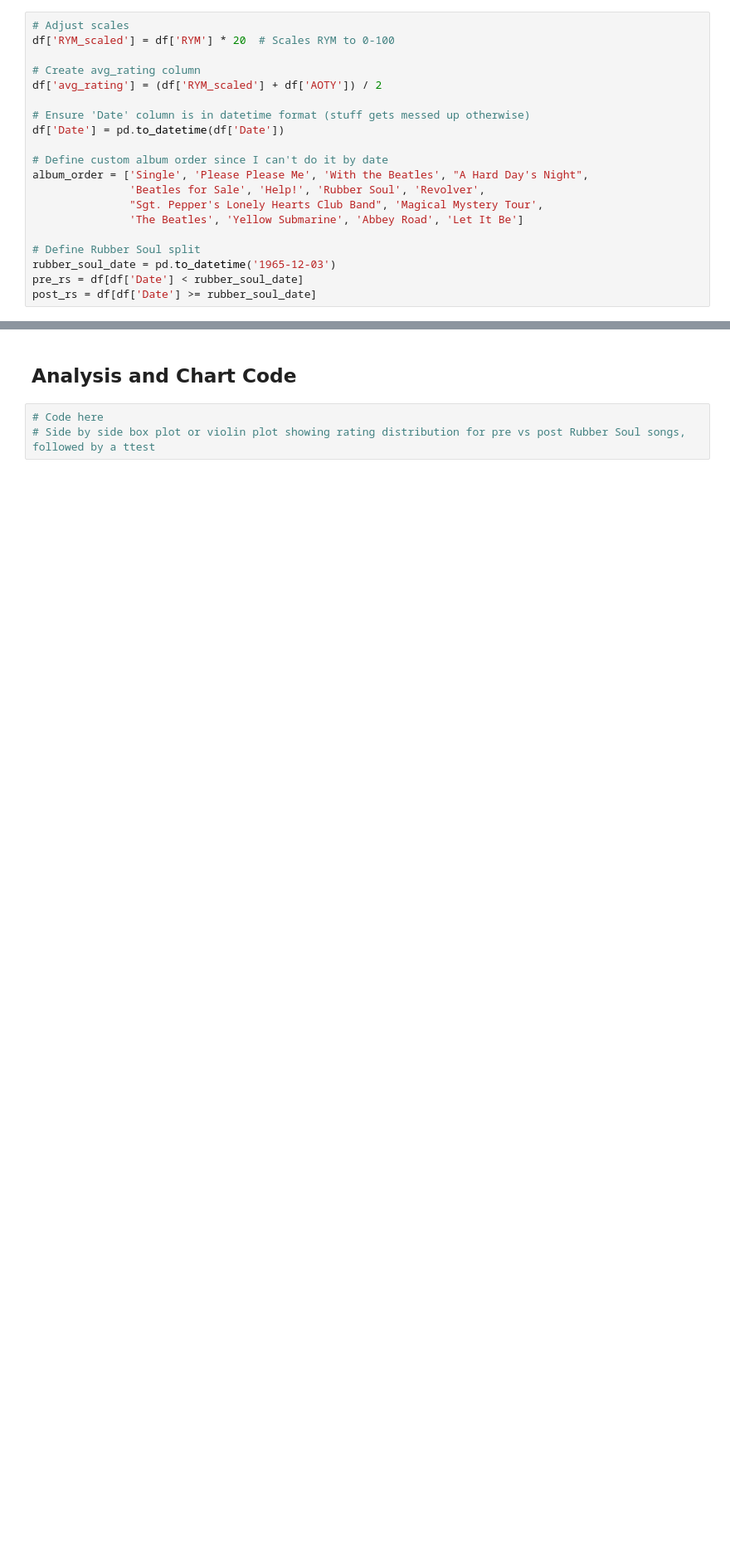
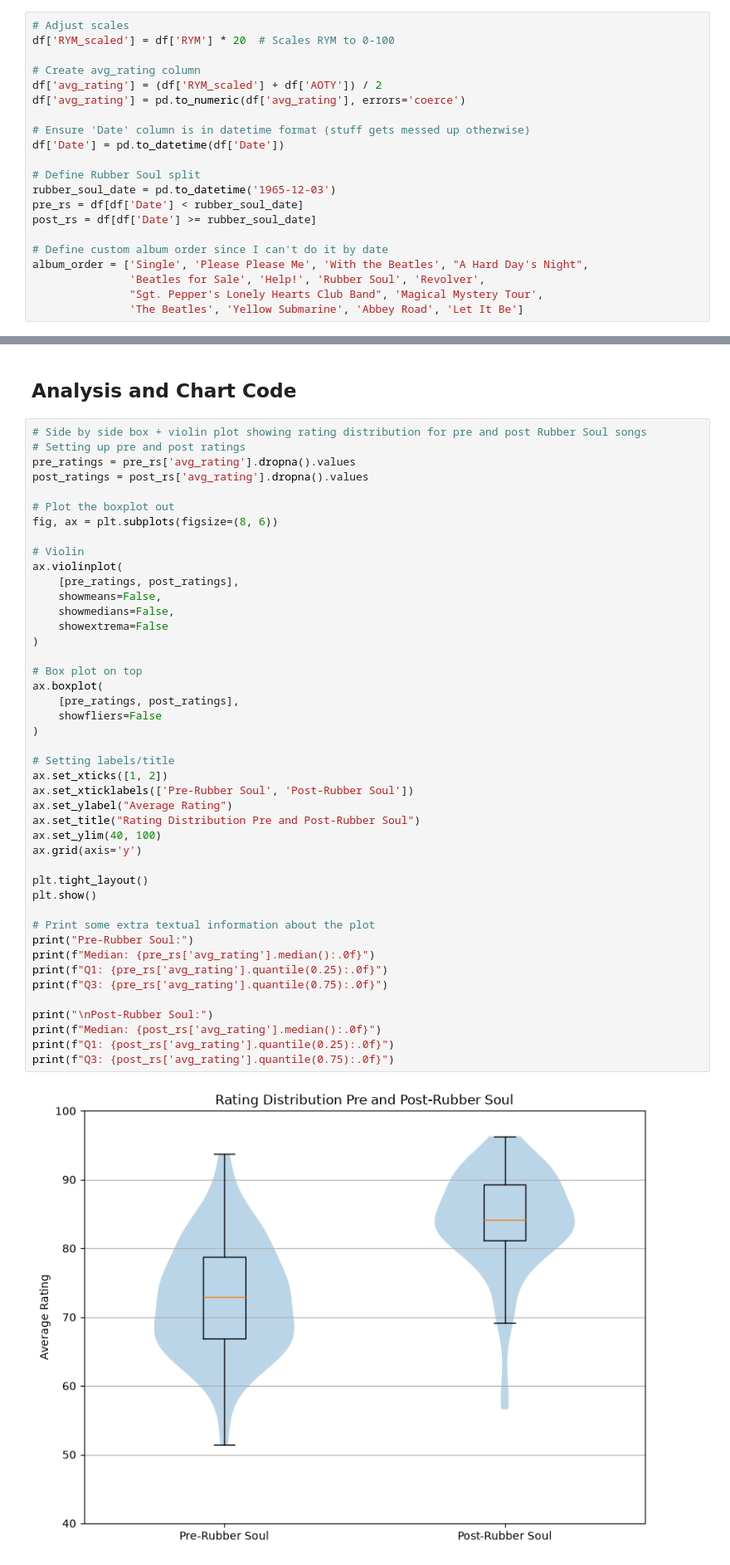
Before and after one commit to Trisolis/Beatles-Analysis, a Jupyter notebook: Analysis.ipynb, the cells around one changed output, grey strips where cells are left out. Shown at 83% size. Cells and saved outputs as stored; diff of their text form; blank space fills up the shorter version.

```diff
--- a/Analysis.ipynb
+++ b/Analysis.ipynb
@@ -50,20 +51,21 @@ df['RYM_scaled'] = df['RYM'] * 20  # Scales RYM to 0-100
 
 # Create avg_rating column
 df['avg_rating'] = (df['RYM_scaled'] + df['AOTY']) / 2
+df['avg_rating'] = pd.to_numeric(df['avg_rating'], errors='coerce')
 
 # Ensure 'Date' column is in datetime format (stuff gets messed up otherwise)
 df['Date'] = pd.to_datetime(df['Date'])
+
+# Define Rubber Soul split
+rubber_soul_date = pd.to_datetime('1965-12-03')
+pre_rs = df[df['Date'] < rubber_soul_date]
+post_rs = df[df['Date'] >= rubber_soul_date]
 
 # Define custom album order since I can't do it by date
 album_order = ['Single', 'Please Please Me', 'With the Beatles', "A Hard Day's Night",
                'Beatles for Sale', 'Help!', 'Rubber Soul', 'Revolver',
                "Sgt. Pepper's Lonely Hearts Club Band", 'Magical Mystery Tour',
                'The Beatles', 'Yellow Submarine', 'Abbey Road', 'Let It Be']
-
-# Define Rubber Soul split
-rubber_soul_date = pd.to_datetime('1965-12-03')
-pre_rs = df[df['Date'] < rubber_soul_date]
-post_rs = df[df['Date'] >= rubber_soul_date]
 # %% [markdown]
 # Loading
 ## 1. Dataset Overview
@@ -382,5 +412,48 @@ I would certainly agree that The Beatles' output post-1965 was much changed, but
 # %% [markdown]
 ## Analysis and Chart Code
 # %%
-# Code here
-# Side by side box plot or violin plot showing rating distribution for pre vs post Rubber Soul songs, followed by a ttest
+# Side by side box + violin plot showing rating distribution for pre and post Rubber Soul songs
+# Setting up pre and post ratings
+pre_ratings = pre_rs['avg_rating'].dropna().values
+post_ratings = post_rs['avg_rating'].dropna().values
+
+# Plot the boxplot out
+fig, ax = plt.subplots(figsize=(8, 6))
+
+# Violin
+ax.violinplot(
+    [pre_ratings, post_ratings],
+    showmeans=False,
+    showmedians=False,
+    showextrema=False
+)
+
+# Box plot on top
+ax.boxplot(
+    [pre_ratings, post_ratings],
+    showfliers=False
+)
+
+# Setting labels/title
+ax.set_xticks([1, 2])
+ax.set_xticklabels(['Pre-Rubber Soul', 'Post-Rubber Soul'])
+ax.set_ylabel("Average Rating")
+ax.set_title("Rating Distribution Pre and Post-Rubber Soul")
+ax.set_ylim(40, 100)
+ax.grid(axis='y')
+
+plt.tight_layout()
+plt.show()
+
+# Print some extra textual information about the plot
+print("Pre-Rubber Soul:")
+print(f"Median: {pre_rs['avg_rating'].median():.0f}")
+print(f"Q1: {pre_rs['avg_rating'].quantile(0.25):.0f}")
+print(f"Q3: {pre_rs['avg_rating'].quantile(0.75):.0f}")
+
+print("\nPost-Rubber Soul:")
+print(f"Median: {post_rs['avg_rating'].median():.0f}")
+print(f"Q1: {post_rs['avg_rating'].quantile(0.25):.0f}")
+print(f"Q3: {post_rs['avg_rating'].quantile(0.75):.0f}")
+# %% [output]
+[figure, added]
```
Also changed, not shown: parts of 13 cells of this notebook.
